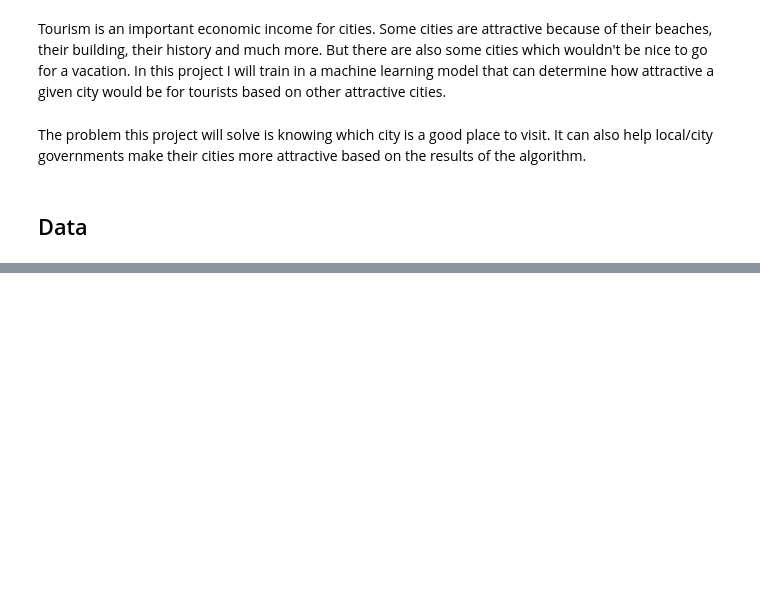
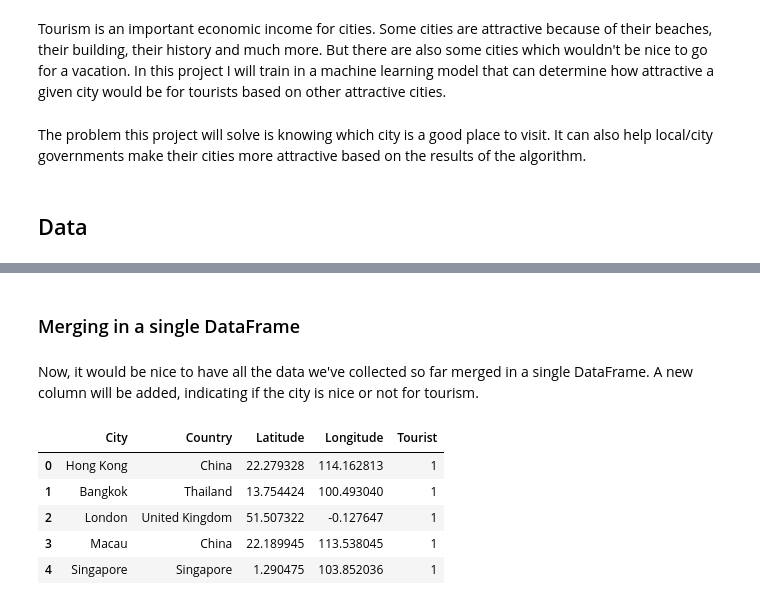
Before and after one commit to NeoLight1010/Coursera_Capstone, a Jupyter notebook: capstone/capstone_project.ipynb, the cells around one changed output, grey strips where cells are left out. Cells and saved outputs as stored; diff of their text form; code cells hidden in the pictures; blank space fills up the shorter version.

```diff
--- a/capstone/capstone_project.ipynb
+++ b/capstone/capstone_project.ipynb
@@ -24,0 +191,2 @@ In addition, the cities categorized as "good tourist cities" will be chosen from
+# %%
+cities = cities.append(pd.DataFrame(new_cities, columns=cities.columns), ignore_index=True)
@@ -24,0 +243,31 @@ In addition, the cities categorized as "good tourist cities" will be chosen from
+# %%
+boring_cities = [
+    ["Cunnamulla", "Australia"],
+    ["Malabo", "Equatorial Guinea"],
+    ["Naples", "Italy"],
+    ["Potosí", "Bolivia"],
+    ["Flores", "Indonesia"],
+    ["Bratislava", "Slovakia"],
+    ["Mandalay", "Myanmar"],
+    ["Saigon", "Vietnam"],
+    ["Pyongyang", "North Korea"],
+    ["St Louis", "United States"],
+    ["Detroit", "United States"],
+    ["Oakland", "United States"],
+    ["Atlanta", "United States"],
+    ["Nagoya", "Japan"],
+    ["Casablanca", "Morocco"],
+    ["Ottawa", "Canada"],
+    ["Frankfurt", "Germany"],
+    ["Nassau", "Bahamas"],
+    ["Zurich", "Switzerland"],
+    ["Canberra", "Australia"],
+    ["Guayaquil", "Ecuador"],
+    ["Agra", "India"],
+    ["Brisbane", "Australia"],
+    ["Bucharest", "Romania"],
+    ["Haifa", "Israel"],
+    ["Mexico City", "Mexico"],
+    ["Oslo", "Norway"],
+    ["Vientiane", "Laos"],
+]
@@ -24,0 +278,2 @@ In addition, the cities categorized as "good tourist cities" will be chosen from
+# %%
+boring_cities = pd.DataFrame(boring_cities, columns=cities.columns)
@@ -24,0 +291,18 @@ In addition, the cities categorized as "good tourist cities" will be chosen from
+# %% [markdown]
+### Merging in a single DataFrame
+# %% [markdown]
+Now, it would be nice to have all the data we've collected so far merged in a single DataFrame. A new column will be added, indicating if the city is nice or not for tourism.
+# %%
+cities["Tourist"] = 1
+boring_cities["Tourist"] = 0
+
+cities = cities.append(boring_cities, ignore_index=True)
+# %%
+cities.head()
+# %% [output]
+|  | City | Country | Latitude | Longitude | Tourist |
+| 0 | Hong Kong | China | 22.279328 | 114.162813 | 1 |
+| 1 | Bangkok | Thailand | 13.754424 | 100.493040 | 1 |
+| 2 | London | United Kingdom | 51.507322 | -0.127647 | 1 |
+| 3 | Macau | China | 22.189945 | 113.538045 | 1 |
+| 4 | Singapore | Singapore | 1.290475 | 103.852036 | 1 |
```
Also changed, not shown: parts of 53 cells of this notebook, 4 other files.
